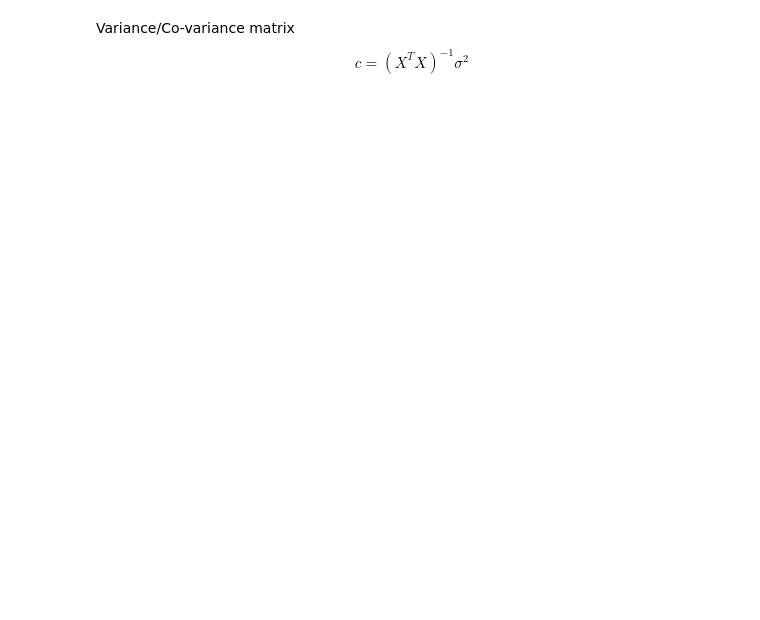
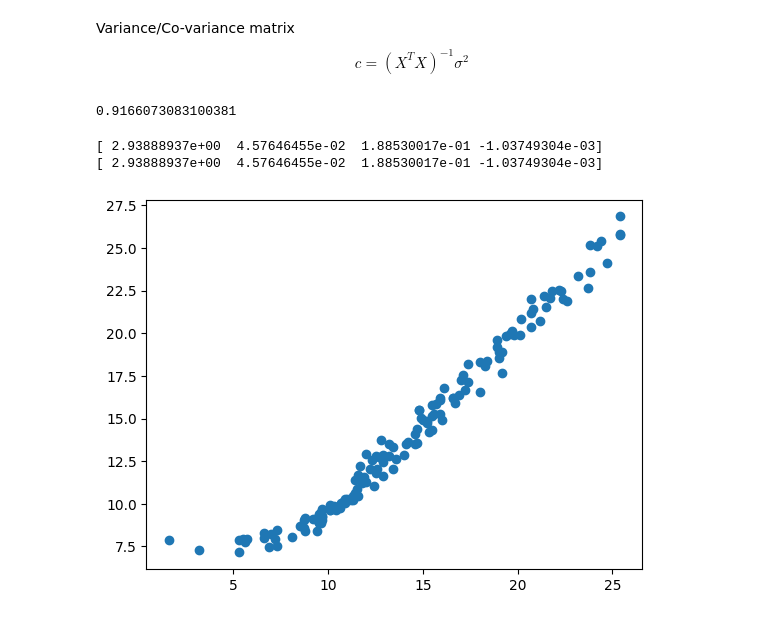
Before and after one commit to Adam-Teo/AT24-Statistiska-Metoder-Adam-Teodorsson, a Jupyter notebook: Exercises/L06.ipynb, the cells around one changed output. Saved outputs shown, nothing was run; the diff lists cells and outputs as text; code cells hidden in the pictures; blank space fills up the shorter version.

```diff
--- a/Exercises/L06.ipynb
+++ b/Exercises/L06.ipynb
@@ -105,10 +104,29 @@ c
 
 # H0: b3 is irrelevant, beta3 = 0 (hypotes)
 b3_statistic = b[3] / (S*np.sqrt(c[3, 3]))
-p_b3 = 2*min(stats.t.cd(b3_statistic, n-k-1), stats.t.sf(b3_statistic, n-k-1))
+p_b3 = 2*min(stats.t.cdf(b3_statistic, n-k-1), stats.t.sf(b3_statistic, n-k-1))
 p_b3
 # cd och sf är värdena som ligger till höger och vänster om intervallen
 # Hade distrubutionen inte varit ex gemetriskt då hade man bara använt höger värdet(?)
 # Det är 91% sannolikhet att b3 är irrelevant, det är endast felet vi ser, därför får vi
 # ett negativt värde
 # därför bör vi ta bort b3(tidningns) columnen och köra igen
+
+
+p_b3
+# %% [output]
+0.9166073083100381
+# %%
+# Sanity Check, check if I could remake X and Y and get the same results
+BY = np.array(adv["sales"])
+BX = np.array(adv[["TV","radio","newspaper"]])
+BX = np.column_stack([np.ones(BY.shape[0]), BX] )
+
+
+b = np.linalg.pinv(X.T @ X) @ X.T @ Y
+B = np.linalg.pinv(BX.T @ BX) @ BX.T @ BY
+print(b)
+print(B)
+# %% [output]
+[ 2.93888937e+00  4.57646455e-02  1.88530017e-01 -1.03749304e-03]
+[ 2.93888937e+00  4.57646455e-02  1.88530017e-01 -1.03749304e-03]
@@ -114,0 +175,16 @@ p_b3
+# %%
+b = np.linalg.pinv(X_train.T @ X_train) @ X_train.T @ Y_train
+k = len(b)-1
+n = Y_train.shape[0]
+SSE = np.sum(np.square(Y_train - (X_train@b)))
+
+var = SSE/(n-k-1)
+S = np.sqrt(var)
+
+
+Syy = np.sum(np.square(Y)) - (np.square(np.sum(Y))/n)
+SSR = Syy - SSE
+# %%
+plt.scatter(Y_train, X_train @ b);
+# %% [output]
+[figure, added]
```
Also changed, not shown: parts of 8 cells of this notebook, 5 other files.
